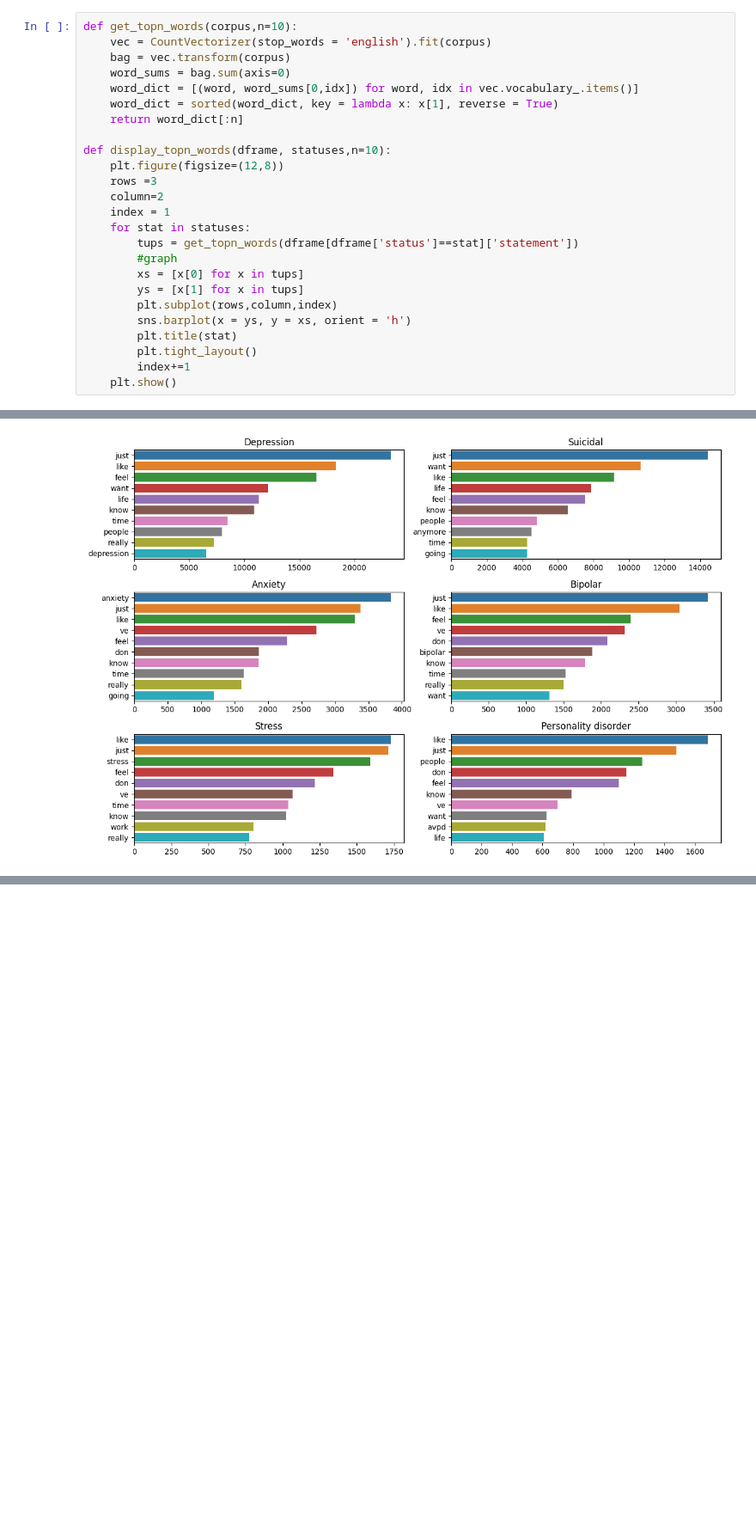
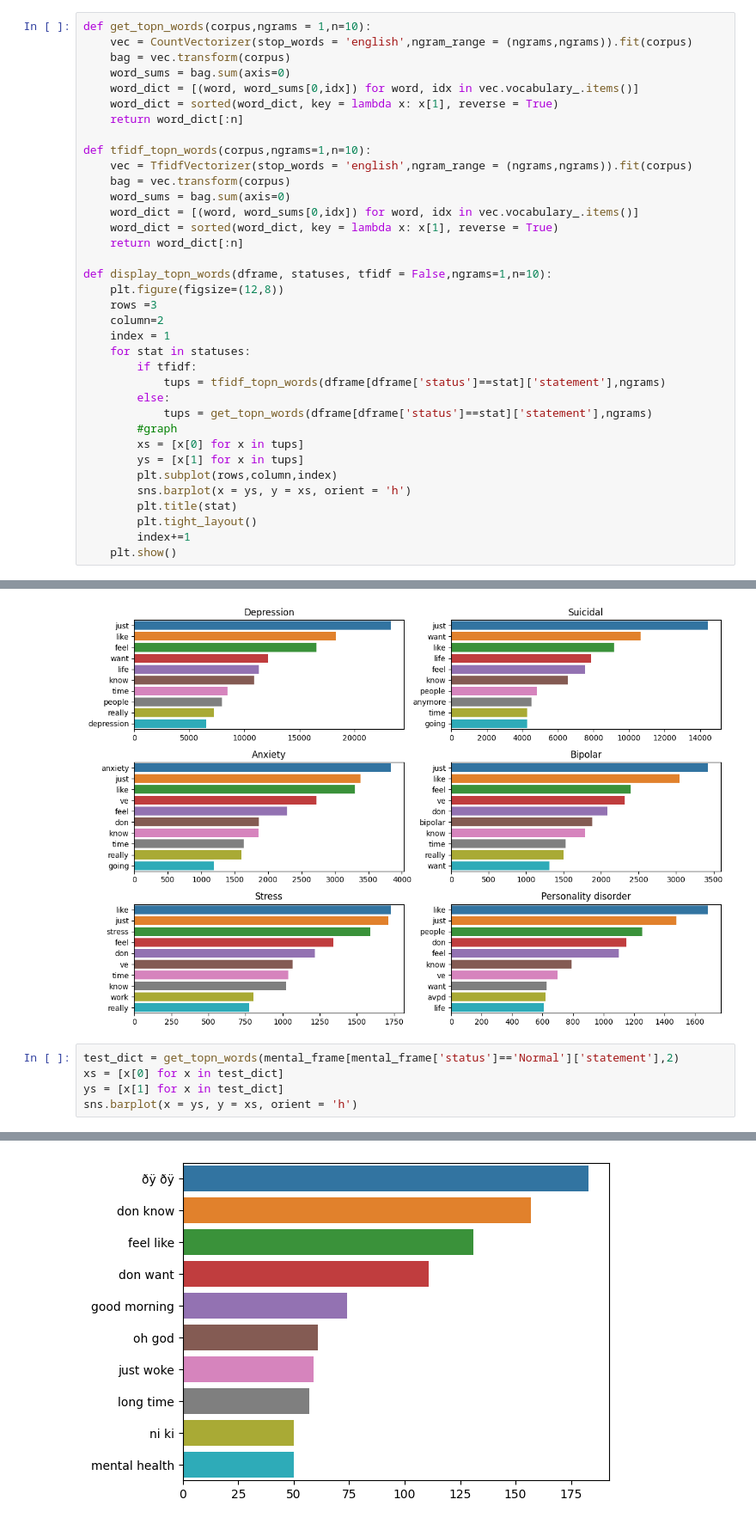
Before and after one commit to mherna72/kaggle_projects, a Jupyter notebook: mental-health-sentiment.ipynb, the cells around one changed output, grey strips where cells are left out. Shown: that part at 86% size. Saved outputs shown, nothing was run; the diff lists cells and outputs as text; blank space fills up the shorter version.

```diff
--- a/mental-health-sentiment.ipynb
+++ b/mental-health-sentiment.ipynb
@@ -68,21 +71,32 @@ plt.show()
 # %% [output]
 [figure]
 # %%
-def get_topn_words(corpus,n=10):
-    vec = CountVectorizer(stop_words = 'english').fit(corpus)
+def get_topn_words(corpus,ngrams = 1,n=10):
+    vec = CountVectorizer(stop_words = 'english',ngram_range = (ngrams,ngrams)).fit(corpus)
     bag = vec.transform(corpus)
     word_sums = bag.sum(axis=0)
     word_dict = [(word, word_sums[0,idx]) for word, idx in vec.vocabulary_.items()]
     word_dict = sorted(word_dict, key = lambda x: x[1], reverse = True)
     return word_dict[:n]
 
-def display_topn_words(dframe, statuses,n=10):
+def tfidf_topn_words(corpus,ngrams=1,n=10):
+    vec = TfidfVectorizer(stop_words = 'english',ngram_range = (ngrams,ngrams)).fit(corpus)
+    bag = vec.transform(corpus)
+    word_sums = bag.sum(axis=0)
+    word_dict = [(word, word_sums[0,idx]) for word, idx in vec.vocabulary_.items()]
+    word_dict = sorted(word_dict, key = lambda x: x[1], reverse = True)
+    return word_dict[:n]
+
+def display_topn_words(dframe, statuses, tfidf = False,ngrams=1,n=10):
     plt.figure(figsize=(12,8))
     rows =3
     column=2
     index = 1
     for stat in statuses:
-        tups = get_topn_words(dframe[dframe['status']==stat]['statement'])
+        if tfidf:
+            tups = tfidf_topn_words(dframe[dframe['status']==stat]['statement'],ngrams)
+        else:
+            tups = get_topn_words(dframe[dframe['status']==stat]['statement'],ngrams)
         #graph
         xs = [x[0] for x in tups]
         ys = [x[1] for x in tups]
@@ -115,3 +129,9 @@ print(statuses)
 display_topn_words(dframe=mental_frame,statuses=statuses)
 # %% [output]
 [figure]
+# %%
+test_dict = get_topn_words(mental_frame[mental_frame['status']=='Normal']['statement'],2)
+xs = [x[0] for x in test_dict]
+ys = [x[1] for x in test_dict]
+sns.barplot(x = ys, y = xs, orient = 'h')
+# %% [output]
@@ -117,0 +139 @@ display_topn_words(dframe=mental_frame,statuses=statuses)
+[figure, added]
```
Also changed, not shown: parts of 7 cells of this notebook.
